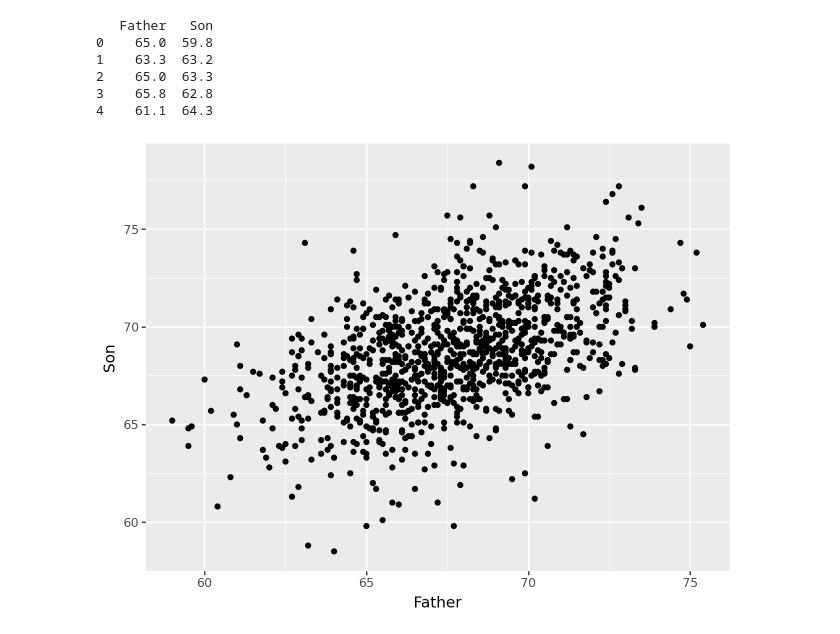
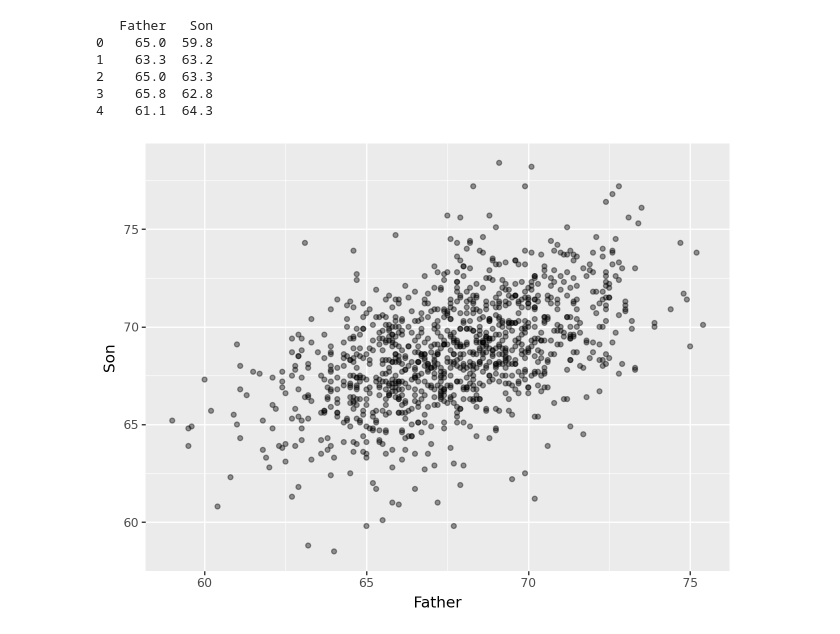
Before and after one commit to blakocha/DARPY2025, a Jupyter notebook: Notes_20251120.ipynb, the cells around one changed output. Drawn from its saved outputs; the diff is of its cells as text; code cells hidden in the pictures.

```diff
--- a/Notes_20251120.ipynb
+++ b/Notes_20251120.ipynb
@@ -33,6 +33,9 @@ print(df.head())
 # %%
 from plotnine import *
 
-ggplot(data = df, mapping = aes(x = "Father", y = "Son")) + geom_point()
+(
+ggplot(data = df, mapping = aes(x = "Father", y = "Son"))
+ + geom_point(alpha=0.4)
+ )
 # %% [output]
-[figure, old version]
+[figure, new version]
```
